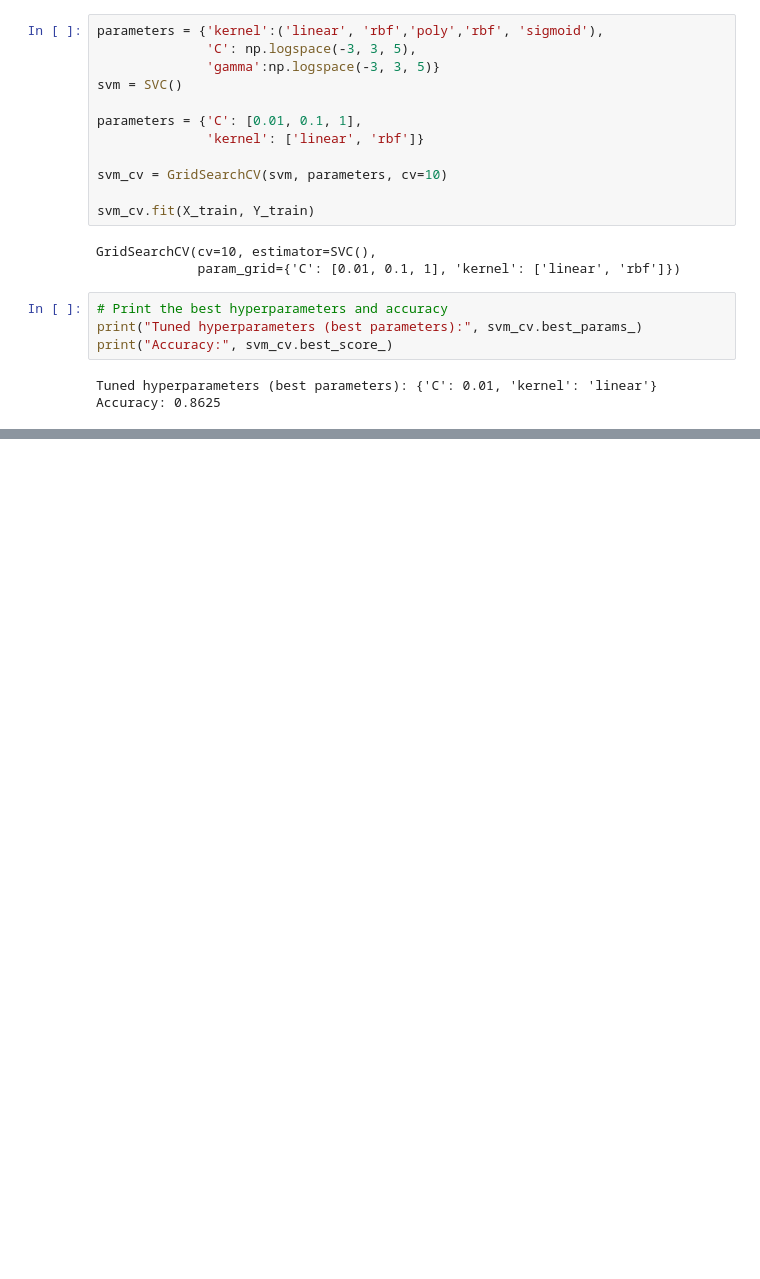
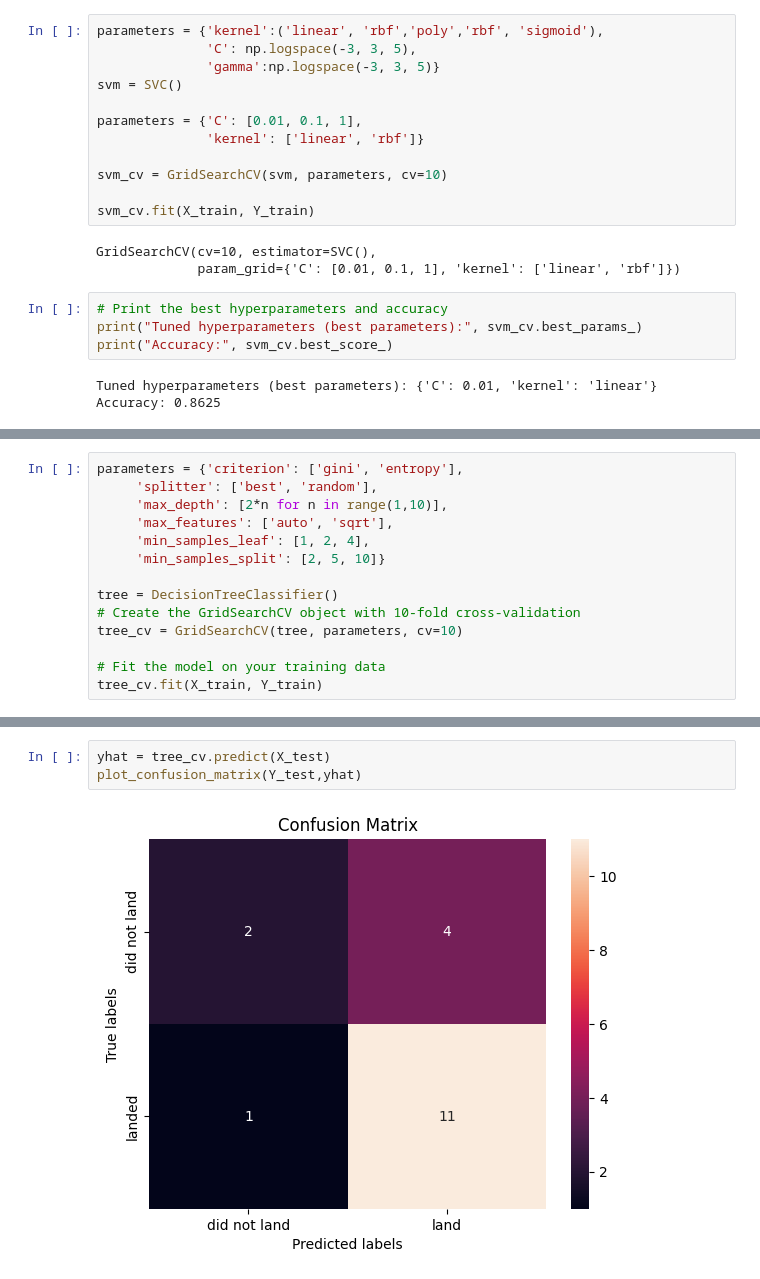
Before and after one commit to Hasan082/AI_and_Machine_learning, a Jupyter notebook: machien_learning/Applied Data Science Capstone/Space_X_Falcon_9_First_Stage_Landing_Prediction.ipynb, the cells around one changed output, grey strips where cells are left out. Drawn from its saved outputs; the diff is of its cells as text; blank space fills up the shorter version.

Commit message:
Best model foudn

```diff
--- a/machien_learning/Applied Data Science Capstone/Space_X_Falcon_9_First_Stage_Landing_Prediction.ipynb
+++ b/machien_learning/Applied Data Science Capstone/Space_X_Falcon_9_First_Stage_Landing_Prediction.ipynb
@@ -169,0 +188,14 @@ Accuracy: 0.8625
+# %%
+parameters = {'criterion': ['gini', 'entropy'],
+     'splitter': ['best', 'random'],
+     'max_depth': [2*n for n in range(1,10)],
+     'max_features': ['auto', 'sqrt'],
+     'min_samples_leaf': [1, 2, 4],
+     'min_samples_split': [2, 5, 10]}
+
+tree = DecisionTreeClassifier()
+# Create the GridSearchCV object with 10-fold cross-validation
+tree_cv = GridSearchCV(tree, parameters, cv=10)
+
+# Fit the model on your training data
+tree_cv.fit(X_train, Y_train)
@@ -169,0 +244,5 @@ Accuracy: 0.8625
+# %%
+yhat = tree_cv.predict(X_test)
+plot_confusion_matrix(Y_test,yhat)
+# %% [output]
+[figure, added]
```
Also changed, not shown: parts of 16 cells of this notebook.
